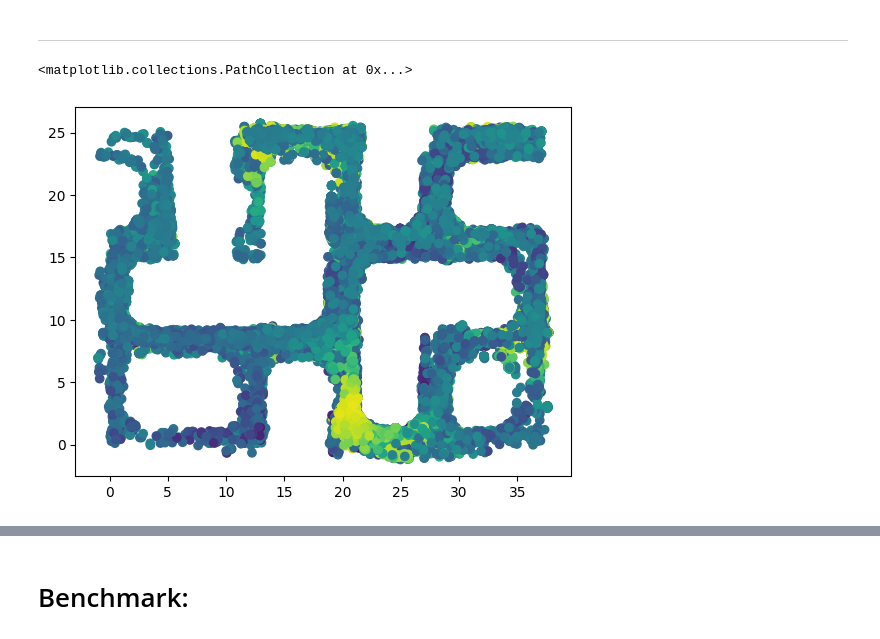
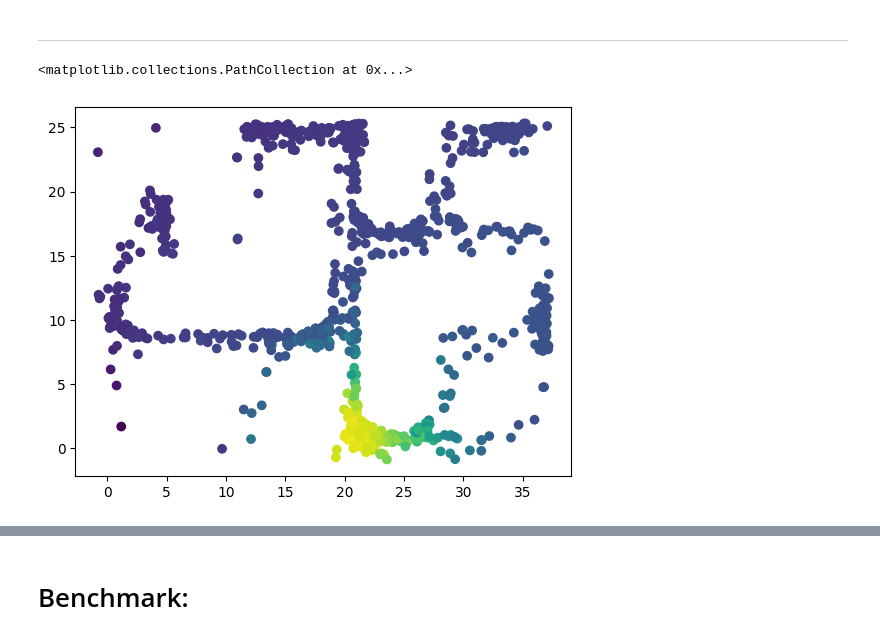
Before and after one commit to TheSun00000/fre_experiments, a Jupyter notebook: offline_fre+G+alpha.ipynb, the cells around one changed output, grey strips where cells are left out. Drawn from its saved outputs; the diff is of its cells as text; code cells hidden in the pictures.

```diff
--- a/offline_fre+G+alpha.ipynb
+++ b/offline_fre+G+alpha.ipynb
@@ -867,6 +917,7 @@ def get_iql_training_data_with_G(batch_size, num_states, reward_params, ratio):
     }
 # %%
 iql_agent = IQL(state_dim=obs_dim, action_dim=8).to(device)
+iql_agent.load_state_dict(torch.load('shared_models/iql_agent.pth'))
 
 actor_losses = []
 v_losses, q_losses = [], []
@@ -1030 +1053,9 @@ for timestep in tqdm(range(100000)):
 KeyboardInterrupt:
+# %%
+iql_agent.actor = Actor(128 + 29, 8, hidden_dims=[256, 256]).to(device)
+iql_agent.actor_optim = torch.optim.Adam(iql_agent.actor.parameters(), lr=0.003)
+iql_agent.actor_lr_schedule = CosineAnnealingLR(iql_agent.actor_optim, 5000)
+
+actor_losses = []
+mse_errors = []
+stds = []
@@ -1030,0 +1163,31 @@ KeyboardInterrupt:
+# %%
+reward_params, random_states, random_states_rewards = sample_reward_function_fre(batch_size=1, num_random_samples=128)
+encode_obs = random_states[:, :128, :].to(device)
+encode_rewards = random_states_rewards[:, :128, None].to(device)
+reward_state_pairs = torch.concatenate((encode_obs, encode_rewards), axis=-1)
+
+batch = get_iql_training_data_with_G(
+    batch_size=1,
+    num_states=2000,
+    reward_params=reward_params,
+    ratio=0.0,
+    top_k=50
+)
+
+with torch.no_grad():
+    w_mean, _ = fre_network.get_transformer_encoding(reward_state_pairs)
+
+# break
+
+# Implicit Q-Learning
+w_target = w_mean.unsqueeze(1).repeat(1, batch['states'].shape[1], 1)
+
+with torch.no_grad():
+
+    target_q1, target_q2 = iql_agent.get_target_critic(w_target, batch['states'], batch['actions'])
+    target_q1, target_q2 = target_q1.detach(), target_q2.detach()
+    target_q = torch.minimum(target_q1, target_q2)
+    v = iql_agent.get_value(w_target, batch['states'])
+
+exp_a = torch.exp(target_q - v).clamp(max=2)
+# exp_a = target_q - v
@@ -1035,7 +1245,7 @@ KeyboardInterrupt:
 # %% [markdown]
 ---
 # %%
-b = 10
+b = 0
 eval_states, eval_rewards = get_eval_rewards(w_mean[[b]])
 
 fig, axs = plt.subplots(1, 3, figsize=(15, 4))
@@ -1126,21 +1332,21 @@ _ = axs[1].scatter(batch['states'][..., 0].cpu(), batch['states'][..., 1].cpu(),
 # %%
 # reward_params, random_states, random_states_rewards = sample_reward_function_fre(batch_size=1, num_random_samples=128)
 # encode_obs = random_states[:, :128, :].to(device)
 # encode_rewards = random_states_rewards[:, :128, None].to(device)
 # reward_state_pairs = torch.concatenate((encode_obs, encode_rewards), axis=-1)
 
 
 # batch = get_iql_training_data(
 #     batch_size=1,
 #     num_states=10000
 # )
 
 # with torch.no_grad():
 #     w_mean, _ = fre_network.get_transformer_encoding(reward_state_pairs)
 #     batch['rewards'] = fre_network.get_reward_pred(w_mean_cst, batch['states'])
 
 # plt.scatter(batch['states'][..., 0].cpu(), batch['states'][..., 1].cpu(), c=batch['rewards'].cpu())
-plt.scatter(batch['states'][..., 0].cpu(), batch['states'][..., 1].cpu(), c=v.detach().flatten().cpu())
+plt.scatter(batch['states'][b, :, 0].cpu(), batch['states'][b, :, 1].cpu(), c=v[b].detach().flatten().cpu())
 # %% [output]
 <matplotlib.collections.PathCollection at 0x...>
-[figure, old version]
+[figure, new version]
```
Also changed, not shown: parts of 28 cells of this notebook, 6 other files.
